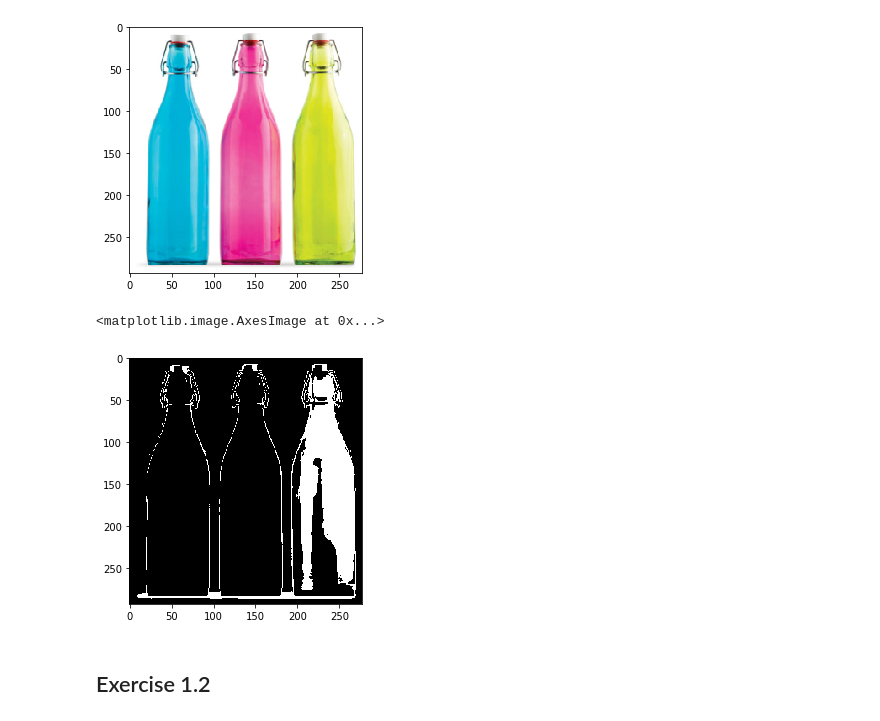
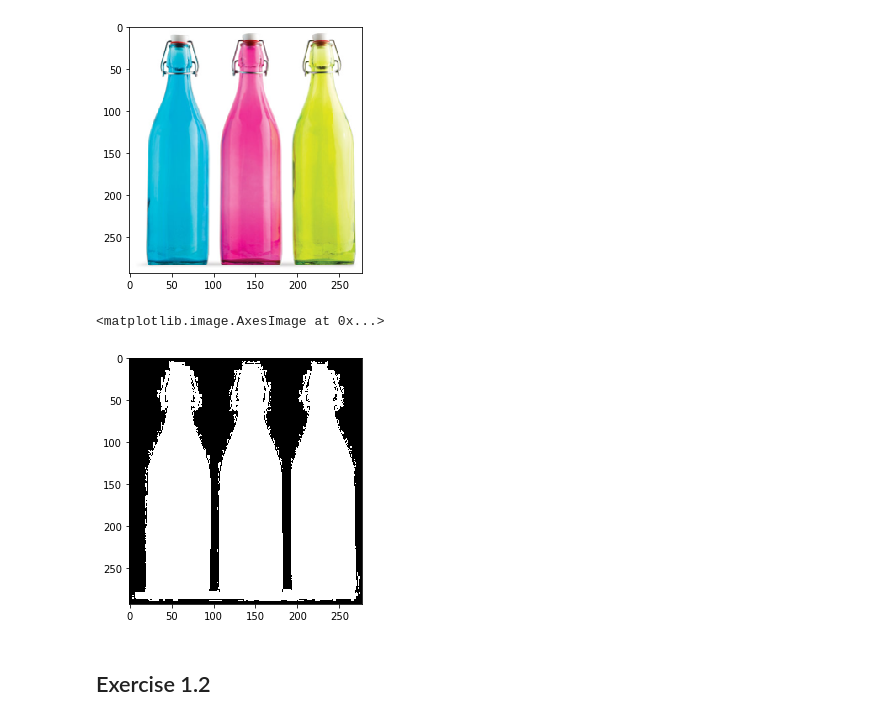
Before and after one commit to OverDriveGain/computerVision, a Jupyter notebook: 01_colorspaces.ipynb, the cells around one changed output. Drawn from its saved outputs; the diff is of its cells as text; code cells hidden in the pictures.

Commit message:
My solution for tracking. Simple fix for first exercise set the boundaries to non white colors

```diff
--- a/01_colorspaces.ipynb
+++ b/01_colorspaces.ipynb
@@ -23,13 +23,13 @@ io.imshow(image)
 <matplotlib.image.AxesImage at 0x...>
 [figure]
 # %%
-lowe_bound=np.array([200, 200,0])
-upper_bound=np.array([255,255, 250])
+lowe_bound=np.array([0,0,0])
+upper_bound=np.array([254,254, 254])
 binary_output = cv2.inRange(image, lowe_bound, upper_bound)
 io.imshow(binary_output)
 # %% [output]
 <matplotlib.image.AxesImage at 0x...>
-[figure, old version]
+[figure, new version]
 # %% [markdown]
 ## Exercise 1.2
 # %% [markdown]
```
Also changed, not shown: parts of 5 cells of this notebook.
